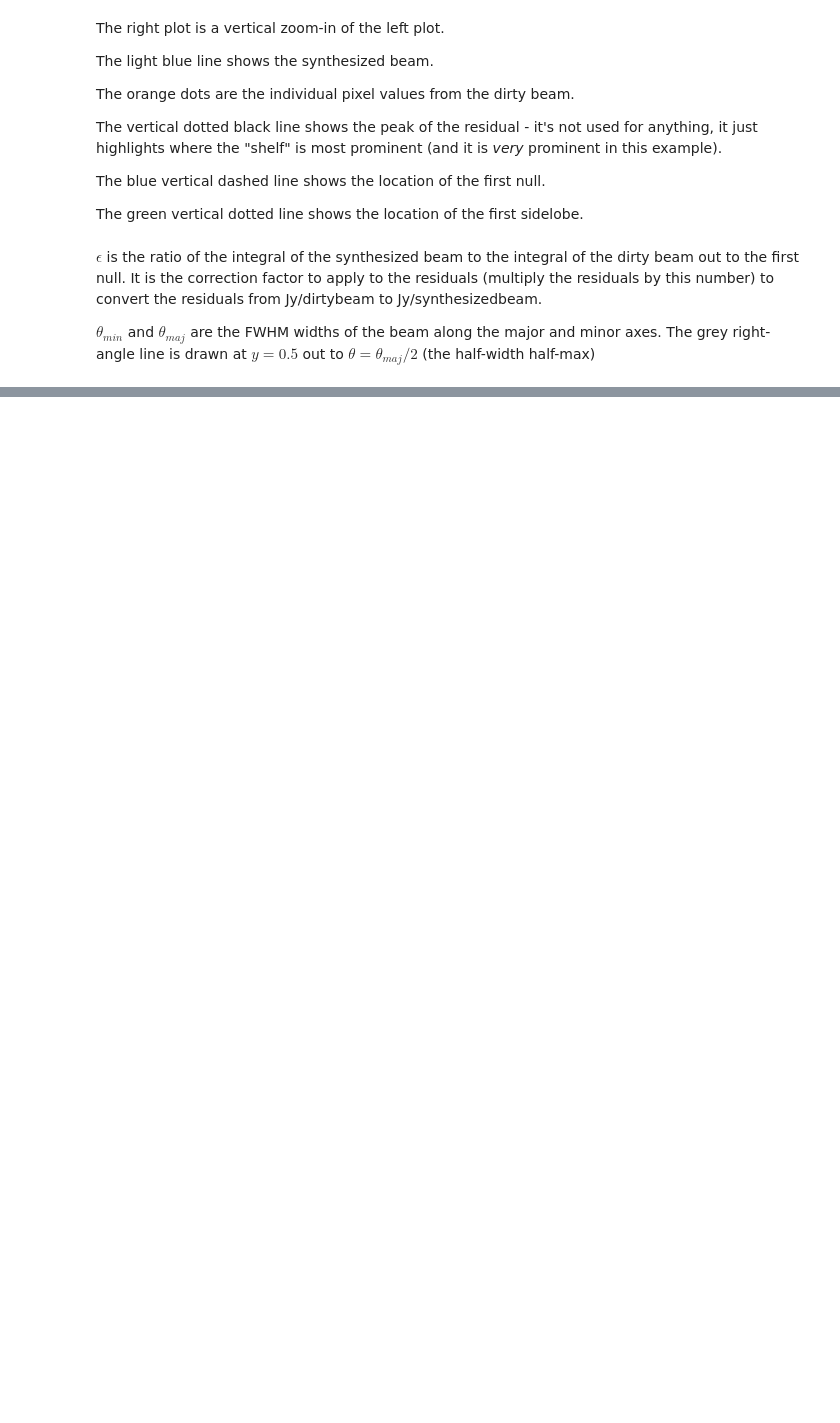
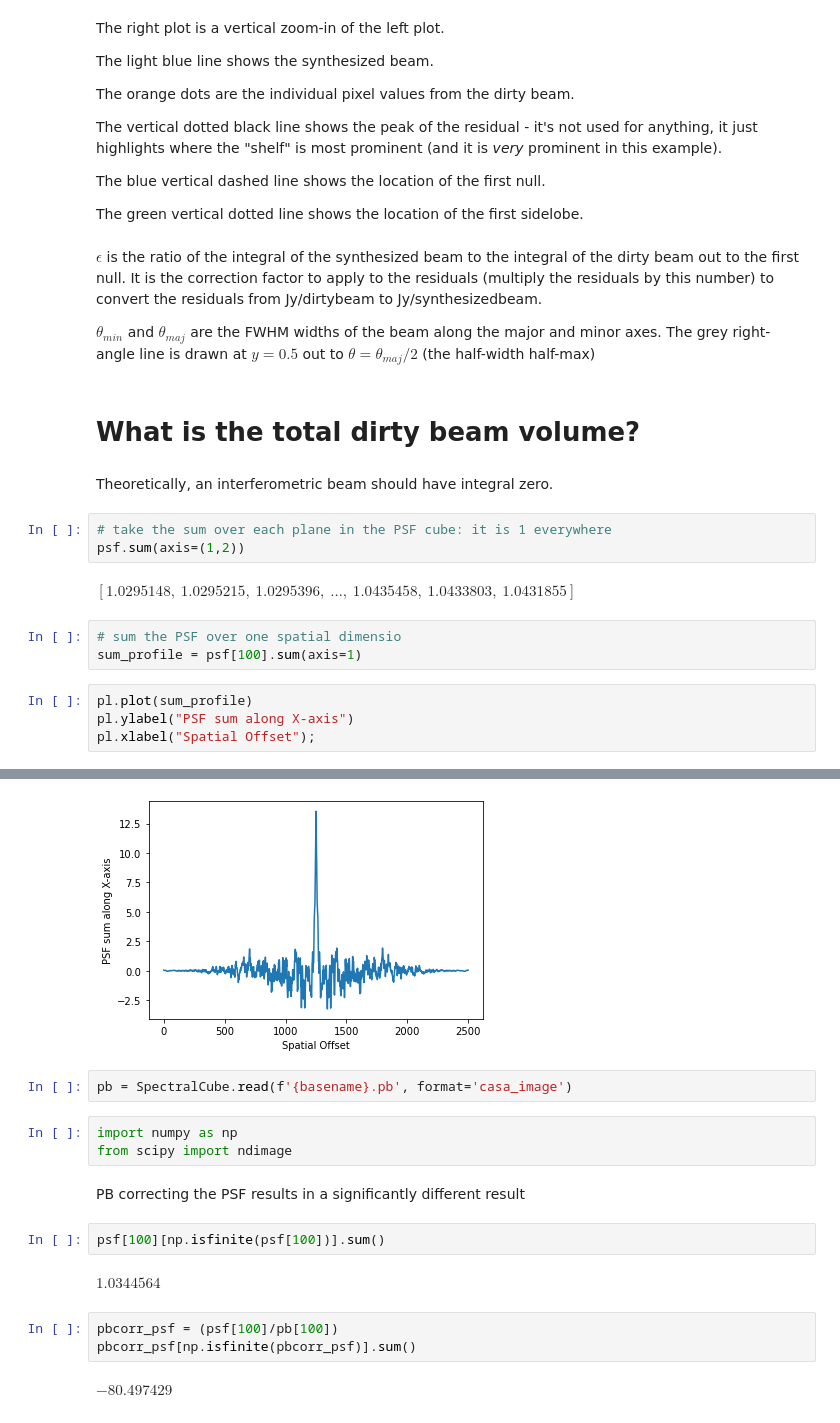
Before and after one commit to ALMA-IMF/notebooks, a Jupyter notebook: PSF_Analysis.ipynb, the cells around one changed output, grey strips where cells are left out. Saved outputs shown, nothing was run; the diff lists cells and outputs as text; blank space fills up the shorter version.

```diff
--- a/PSF_Analysis.ipynb
+++ b/PSF_Analysis.ipynb
@@ -122,3 +122,20 @@ It is the correction factor to apply to the residuals (multiply the residuals by
 
 
 $\theta_{min}$ and $\theta_{maj}$ are the FWHM widths of the beam along the major and minor axes.  The grey right-angle line is drawn at $y=0.5$ out to $\theta = \theta_{maj}/2$ (the half-width half-max)
+# %% [markdown]
+# What is the total dirty beam volume?
+# %% [markdown]
+Theoretically, an interferometric beam should have integral zero.
+# %%
+# take the sum over each plane in the PSF cube: it is 1 everywhere
+psf.sum(axis=(1,2))
+# %% [output]
+$[1.0295148,~1.0295215,~1.0295396,~\dots,~1.0435458,~1.0433803,~1.0431855] \; \mathrm{}$
+# %%
+# sum the PSF over one spatial dimensio
+sum_profile = psf[100].sum(axis=1)
+# %%
+pl.plot(sum_profile)
+pl.ylabel("PSF sum along X-axis")
+pl.xlabel("Spatial Offset");
+# %% [output]
@@ -124,0 +143,17 @@ $\theta_{min}$ and $\theta_{maj}$ are the FWHM widths of the beam along the majo
+[figure, added]
+# %%
+pb = SpectralCube.read(f'{basename}.pb', format='casa_image')
+# %%
+import numpy as np
+from scipy import ndimage
+# %% [markdown]
+PB correcting the PSF results in a significantly different result
+# %%
+psf[100][np.isfinite(psf[100])].sum()
+# %% [output]
+$1.0344564 \; \mathrm{}$
+# %%
+pbcorr_psf = (psf[100]/pb[100])
+pbcorr_psf[np.isfinite(pbcorr_psf)].sum()
+# %% [output]
+$-80.497429 \; \mathrm{}$
```
Also changed, not shown: parts of 25 cells of this notebook, 4 other files.
